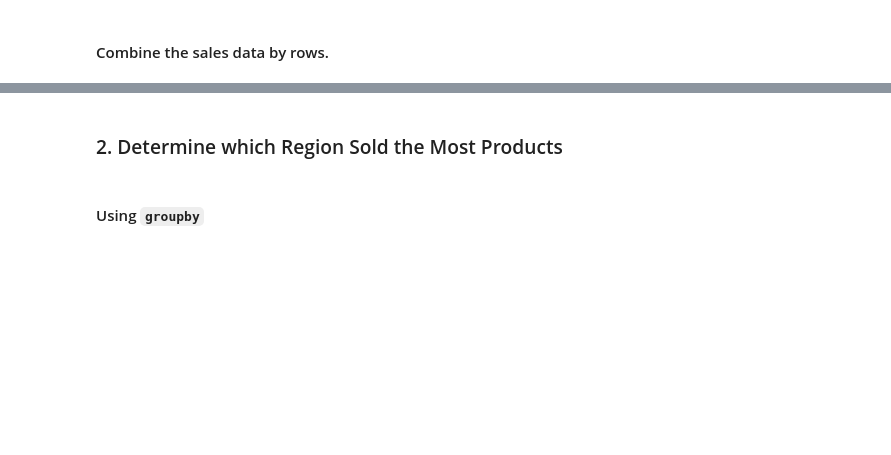
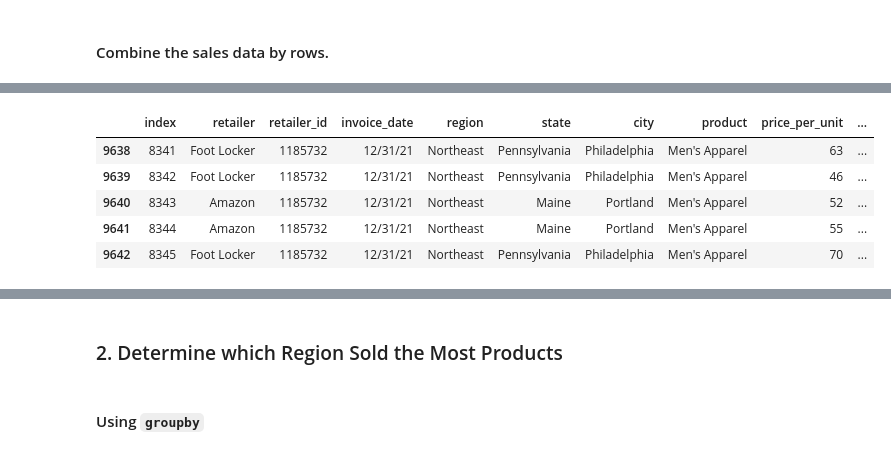
Before and after one commit to zhongzheshen/athletic_sales_analysis, a Jupyter notebook: athletic_sales_analysis_starter_code.ipynb, the cells around one changed output, grey strips where cells are left out. Drawn from its saved outputs; the diff is of its cells as text; code cells hidden in the pictures; blank space fills up the shorter version.

```diff
--- a/athletic_sales_analysis_starter_code.ipynb
+++ b/athletic_sales_analysis_starter_code.ipynb
@@ -34,2 +87,11 @@ combined_athletic_sales_2020_2021_df = pd.concat([athletic_sales_2020_df, athlet
+# %%
+combined_athletic_sales_2020_2021_df.tail()
+# %% [output]
+|  | index | retailer | retailer_id | invoice_date | region | state | city | product | price_per_unit | ... |
+| 9638 | 8341 | Foot Locker | 1185732 | 12/31/21 | Northeast | Pennsylvania | Philadelphia | Men's Apparel | 63 | ... |
+| 9639 | 8342 | Foot Locker | 1185732 | 12/31/21 | Northeast | Pennsylvania | Philadelphia | Men's Apparel | 46 | ... |
+| 9640 | 8343 | Amazon | 1185732 | 12/31/21 | Northeast | Maine | Portland | Men's Apparel | 52 | ... |
+| 9641 | 8344 | Amazon | 1185732 | 12/31/21 | Northeast | Maine | Portland | Men's Apparel | 55 | ... |
+| 9642 | 8345 | Foot Locker | 1185732 | 12/31/21 | Northeast | Pennsylvania | Philadelphia | Men's Apparel | 70 | ... |
 # %%
 # Check if any values are null.
```
Also changed, not shown: parts of 26 cells of this notebook.
